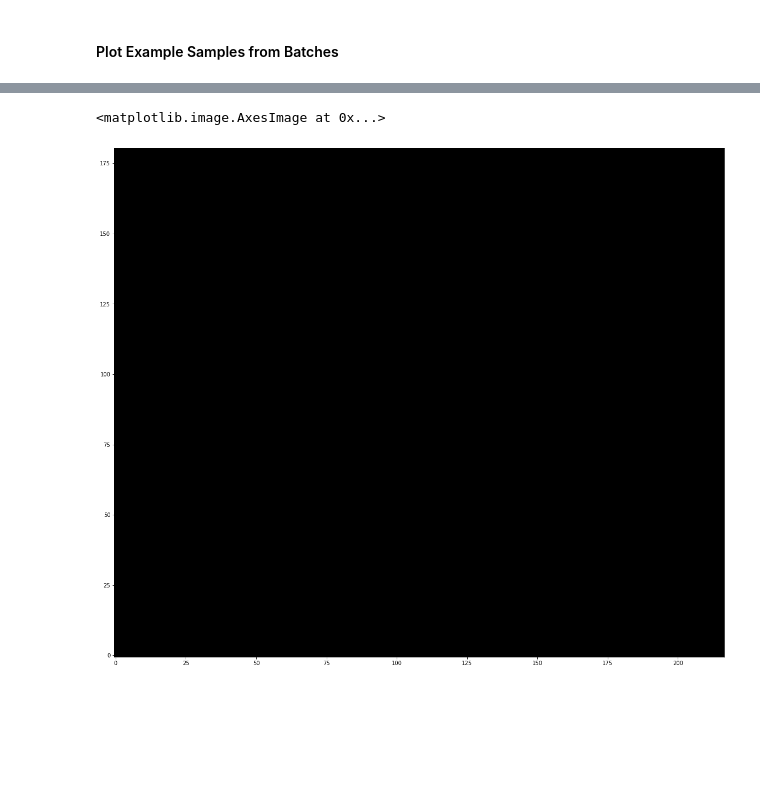
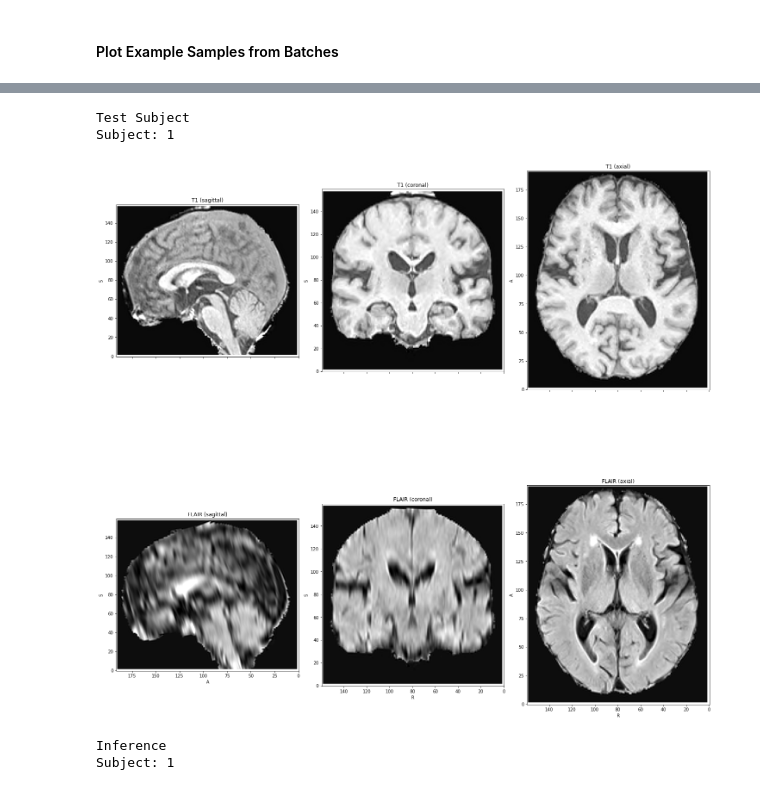
Before and after one commit to eduardojdiniz/radio, a Jupyter notebook: notebooks/test_inference.ipynb, the cells around one changed output, grey strips where cells are left out. Drawn from its saved outputs; the diff is of its cells as text; code cells hidden in the pictures; blank space fills up the shorter version.

Commit message:
Change Inference module interface

```diff
--- a/notebooks/test_inference.ipynb
+++ b/notebooks/test_inference.ipynb
@@ -15,0 +49,7 @@ from radio.data import PatchBasedInference
+# %%
+train_dataloader = data.train_dataloader()
+val_dataloader = data.val_dataloader()
+test_dataloader = data.test_dataloader()
+# %%
+train_batch = get_first_batch(train_dataloader)
+test_batch = get_first_batch(test_dataloader)
@@ -16,8 +70,14 @@ from radio.data import PatchBasedInference
 # %%
-image_name = 't1'
-subject = tio.datasets.Colin27()
-in_dataset = tio.SubjectsDataset([subject])
 model = torch.nn.Identity()
 patch_size = (96, 96, 1)
 patch_batch_size = 16
 patch_overlap = (2, 2, 0)
+intensities = ["T1", "FLAIR"]
+overlap_mode = 'crop'
+
+inference_module = PatchBasedInference(
+    patch_size=patch_size,
+    patch_batch_size=patch_batch_size,
+    patch_overlap=patch_overlap,
+    overlap_mode=overlap_mode,
+)
@@ -35,6 +84,6 @@ inference_module = PatchBasedInference(
 # %%
-out_dataset = inference_module(
-    in_dataset,
+out_subjects = inference_module(
+    test_batch,
     model,
-    modalities=[image_name],
+    intensities=intensities,
 )
@@ -61,6 +96,11 @@ plt.show()
-# %%
-diff = compare_images(prettier_slice_in, prettier_slice_out, method='diff')
-plt.imshow(diff, cmap='gray', origin='lower')
-# %% [output]
-<matplotlib.image.AxesImage at 0x...>
-[figure, removed]
+# %%
+print("Test Subject")
+plot_batch(test_batch, num_samples=1, random_samples=False)
+print("Inference")
+plot_subjects(out_subjects, num_samples=1, random_samples=False)
+# %% [output]
+Test Subject
+Subject: 1
+[figure, added]
+Inference
+Subject: 1
```
Also changed, not shown: parts of 14 cells of this notebook, 4 other files.
